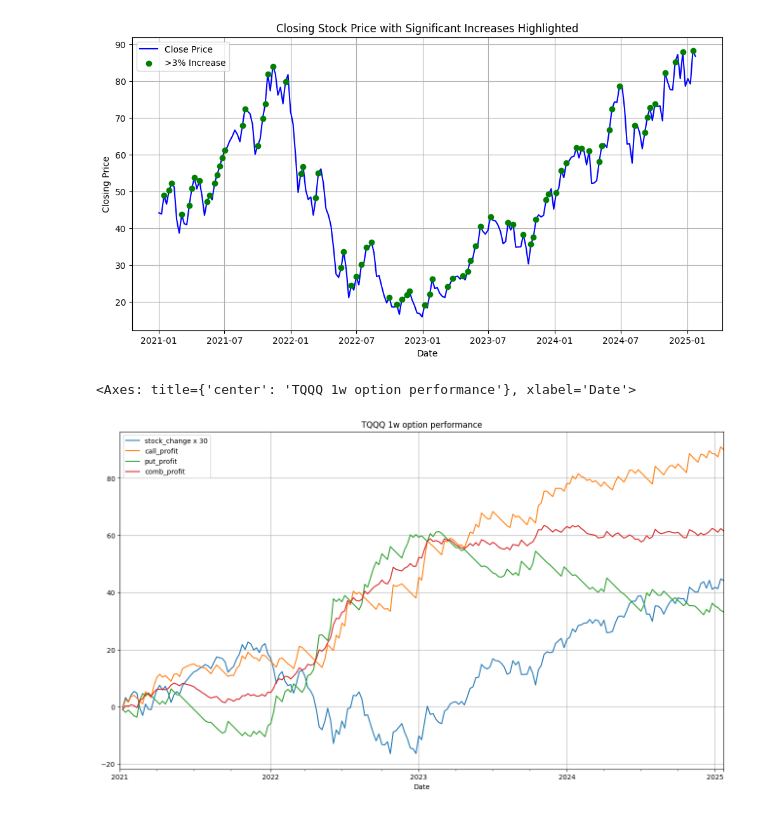
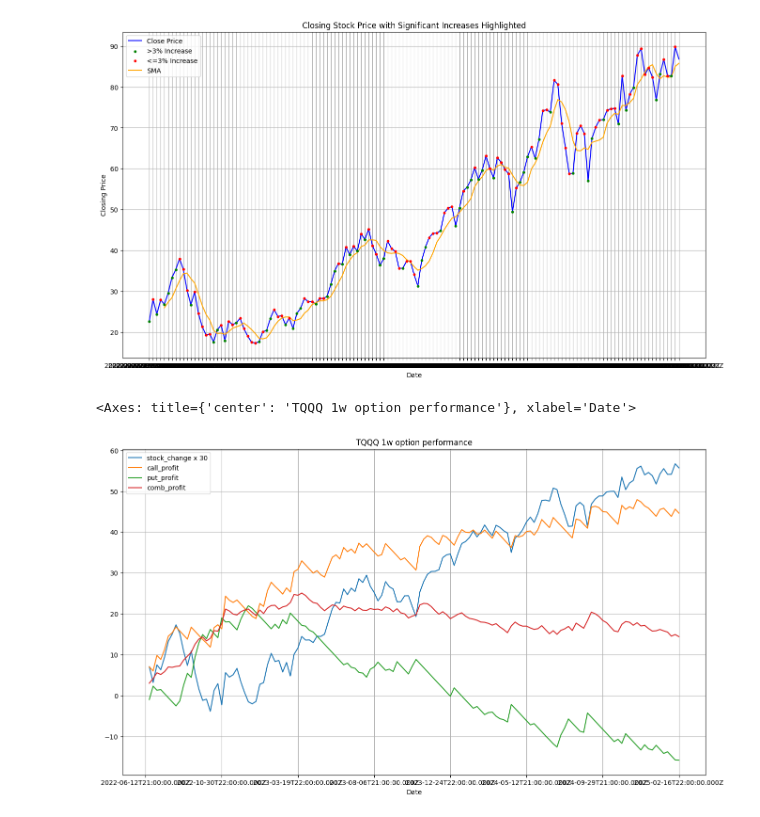
Before and after one commit to dotchev/stox, a Jupyter notebook: weekly-TQQQ.ipynb, the cells around one changed output. Cells and saved outputs as stored; diff of their text form; code cells hidden in the pictures.

```diff
--- a/weekly-TQQQ.ipynb
+++ b/weekly-TQQQ.ipynb
@@ -16,34 +17,45 @@ tickerData = yf.Ticker(symbol)
 # Get the historical prices for this ticker
 history = tickerData.history(interval='1wk', start='2021-1-1', end=date.today())
 # display(history)
+# %%
+df = pd.read_csv('data/TQQQ.csv').set_index('Date')
+
+history = df
 # %%
 # Calculate the percentage change of the closing price
 history['Pct_Change'] = history['Close'].pct_change()
 
 # Identify points where the closing price is more than 3% above the previous close
 history['Above_3_Percent'] = history['Pct_Change'] > 0.03
 
 # Plot the data
-plt.figure(figsize=(12, 6))
+plt.figure(figsize=(16, 9))
 plt.plot(history['Close'], label='Close Price', color='blue')
 
 # Highlight points where the closing price is more than 3% above the previous close
-above_3_percent = history[history['Above_3_Percent']]
-plt.scatter(above_3_percent.index, above_3_percent['Close'], color='green', label='>3% Increase', zorder=5)
+above_3_percent = history[history['Above_3_Percent'].shift(-1) == True]
+plt.scatter(above_3_percent.index, above_3_percent['Close'], color='green', label='>3% Increase', s=10, zorder=5)
+# Highlight the rest of the points in red
+below_3_percent = history[history['Above_3_Percent'].shift(-1) == False]
+plt.scatter(below_3_percent.index, below_3_percent['Close'], color='red', label='<=3% Increase', s=10, zorder=5)
+
+# Calculate the 20-period Simple Moving Average (SMA)
+history['SMA'] = history['Close'].rolling(window=5).mean()
+history['SMA'].plot(color='orange')
 
 # Add labels, title, and legend
 plt.title('Closing Stock Price with Significant Increases Highlighted')
 plt.xlabel('Date')
 plt.ylabel('Closing Price')
 plt.legend()
 plt.grid()
 
 # Show the plot
 plt.show()
 # %% [output]
-[figure, old version]
+[figure, new version]
 # %%
-opt_rel_price = 0.024
+opt_rel_price = 0.0285
 gap = 0.5 / 80
 
 history['stock_change'] = history.Close.pct_change(periods=1)
@@ -56,7 +68,7 @@ history[['stock_change x 30', 'call_profit', 'put_profit', 'comb_profit']].cumsu
   .plot(figsize=(16,9), grid=True, title=symbol+' 1w option performance')
 # %% [output]
 <Axes: title={'center': 'TQQQ 1w option performance'}, xlabel='Date'>
-[figure, old version]
+[figure, new version]
 # %%
 plt.figure(figsize=(16,6))
 plt.plot((history.Close / history.Close.iloc[0]) * 100 - 100)
```
Also changed, not shown: parts of 9 cells of this notebook, 27 other files.
